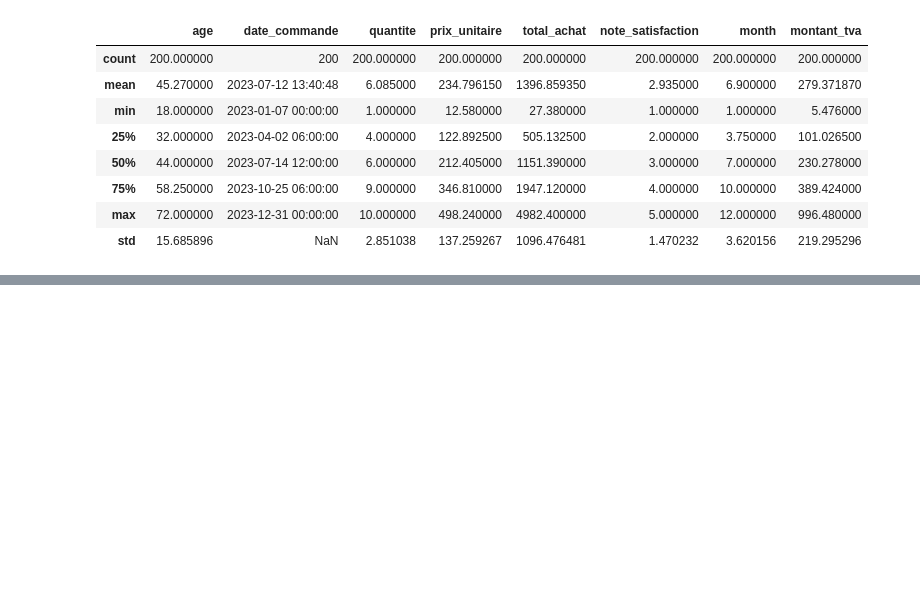
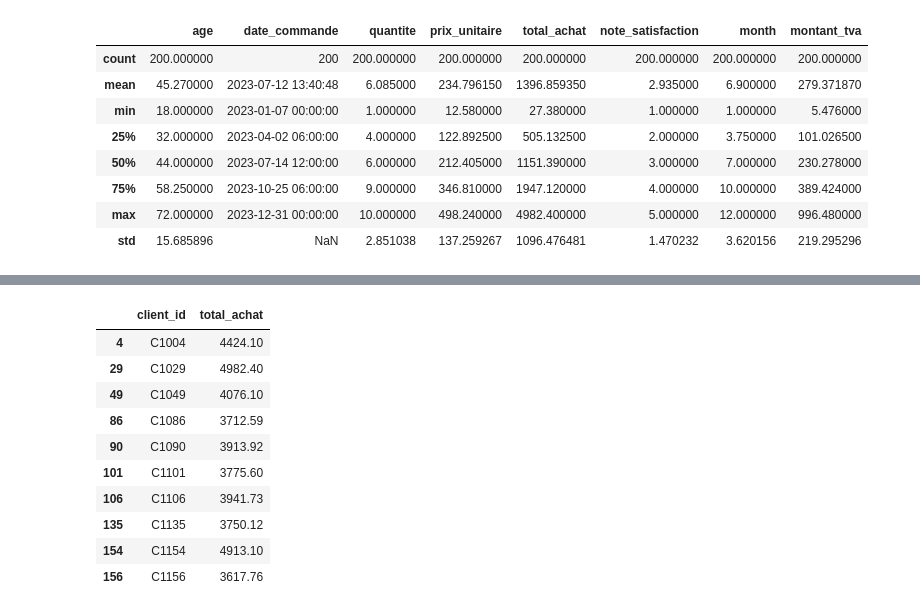
Before and after one commit to H3-8/pandas, a Jupyter notebook: notebook.ipynb, the cells around one changed output, grey strips where cells are left out. Cells and saved outputs as stored; diff of their text form; code cells hidden in the pictures; blank space fills up the shorter version.

```diff
--- a/notebook.ipynb
+++ b/notebook.ipynb
@@ -899,0 +920,14 @@ df.describe()
+# %%
+df[df['total_achat'] > 3590][['client_id', 'total_achat']]
+# %% [output]
+|  | client_id | total_achat |
+| 4 | C1004 | 4424.10 |
+| 29 | C1029 | 4982.40 |
+| 49 | C1049 | 4076.10 |
+| 86 | C1086 | 3712.59 |
+| 90 | C1090 | 3913.92 |
+| 101 | C1101 | 3775.60 |
+| 106 | C1106 | 3941.73 |
+| 135 | C1135 | 3750.12 |
+| 154 | C1154 | 4913.10 |
+| 156 | C1156 | 3617.76 |
```
Also changed, not shown: parts of 6 cells of this notebook.
